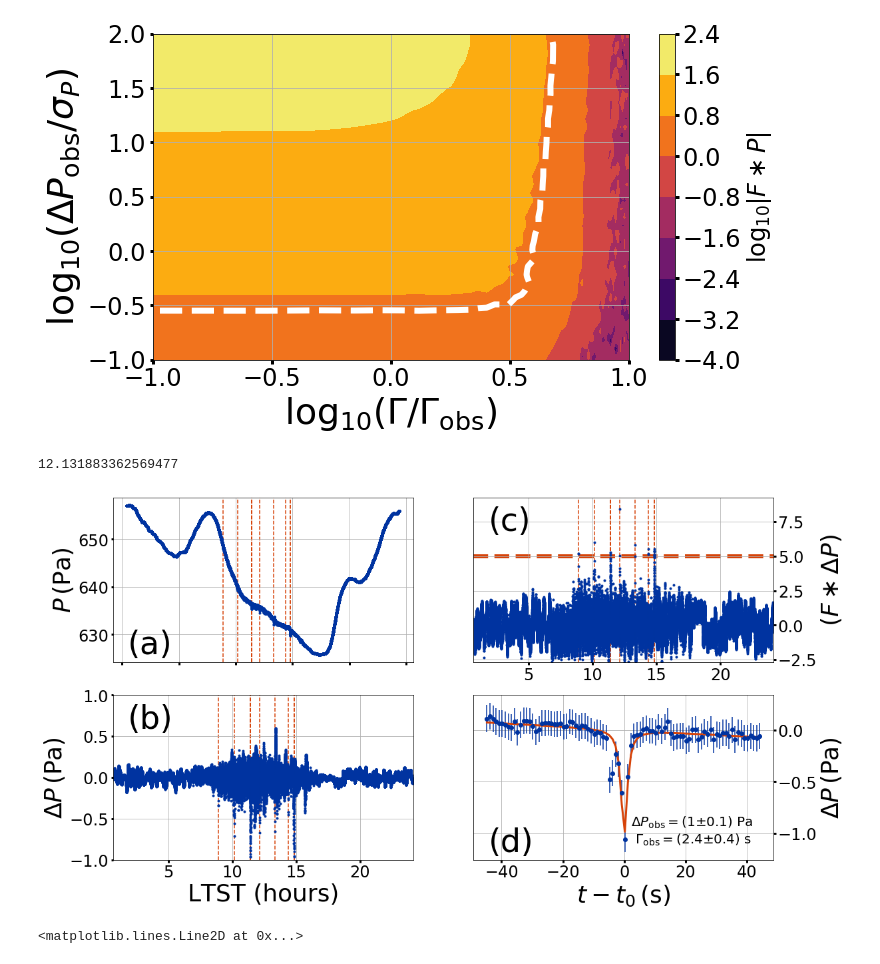
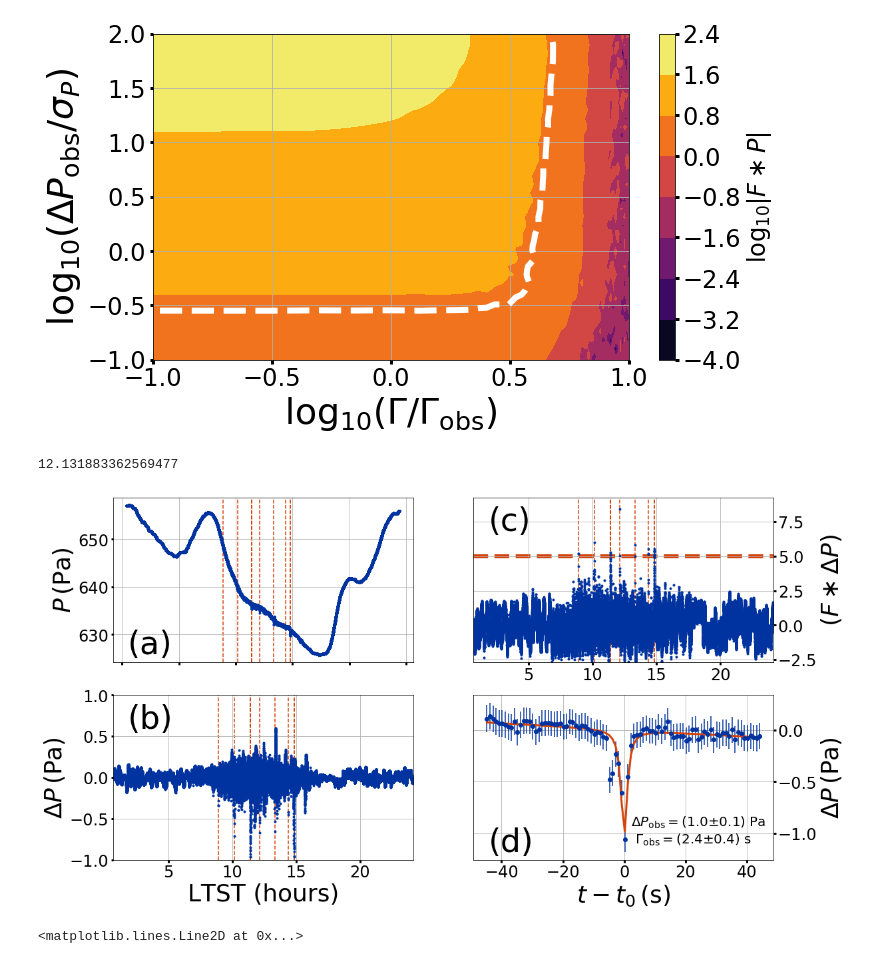
Before and after one commit to BoiseStatePlanetary/Recovering-Martian-Dust-Devil-Population, a Jupyter notebook: code/Finding The Vortices.ipynb, the cells around one changed output. Saved outputs shown, nothing was run; the diff lists cells and outputs as text; code cells hidden in the pictures.

```diff
--- a/code/Finding The Vortices.ipynb
+++ b/code/Finding The Vortices.ipynb
@@ -437,35 +437,35 @@ vortex = np.array([LTST_and_sol[ex[mx_ind] - matched_filter_num_fwhm*mx_width:
                    sol_data['PRESSURE'][ex[mx_ind] - matched_filter_num_fwhm*mx_width:
                                         ex[mx_ind] + matched_filter_num_fwhm*mx_width]])
 
 errs = st[ex[mx_ind] - matched_filter_num_fwhm*mx_width: ex[mx_ind] + matched_filter_num_fwhm*mx_width]
 
 init_params = determine_init_params(vortex)
 bounds = determine_bounds(vortex, init_params)
 
 popt, uncertainties = fit_vortex(vortex, init_params, bounds, rescale_uncertainties=True, zoomed_in=None)
 print(popt[2])
 
 ax4.errorbar((vortex[0] - popt[2])*3600, vortex[1] - popt[0],
              yerr=errs, ls='', marker='o', color=BoiseState_blue)
 ax4.plot((vortex[0] - popt[2])*3600, modified_lorentzian(vortex[0], *popt) - popt[0],
          lw=3, color=BoiseState_orange)
 
 # ax4.text(0.05, 0.05, "(d), %g" % matched_filter_num_fwhm, fontsize=48, transform=ax4.transAxes)
 ax4.text(0.05, 0.05, "(d)", fontsize=48, transform=ax4.transAxes)
-ax4.text(0.525, 0.1, ("$\\Delta P_{\\rm obs} = $(%.2g$\\pm$%.1g) Pa \n $\\Gamma_{\\rm obs} = $(%.2g$\\pm$%.1g) s" %\
+ax4.text(0.525, 0.1, ("$\\Delta P_{\\rm obs} = $(%.1f$\\pm$%.1f) Pa \n $\\Gamma_{\\rm obs} = $(%.1f$\\pm$%.1f) s" %\
                        (popt[3], uncertainties[3], popt[4]*3600, uncertainties[4]*3600)),
          fontsize=20, transform=ax4.transAxes)
 ax4.grid(True)
 ax4.yaxis.set_label_position("right")
 ax4.yaxis.tick_right()
 ax4.tick_params(labelsize=24, labelleft=False, labelright=True)
 ax4.set_xlabel(r'$t - t_0\,\left( {\rm s} \right)$', fontsize=36)
 ax4.set_ylabel(r'$\Delta P\,\left( {\rm Pa} \right)$', fontsize=36)
 
 fig.savefig("../figures/data_conditioning_and_fit.png", dpi=500, bbox_inches='tight')
 # %% [output]
 12.131883362569477
-[figure, old version]
+[figure, new version]
 # %%
 # W/Gamma
 x = np.linspace(0.5/300, 300/0.5, 1000)
```
Also changed, not shown: 1 other file.
